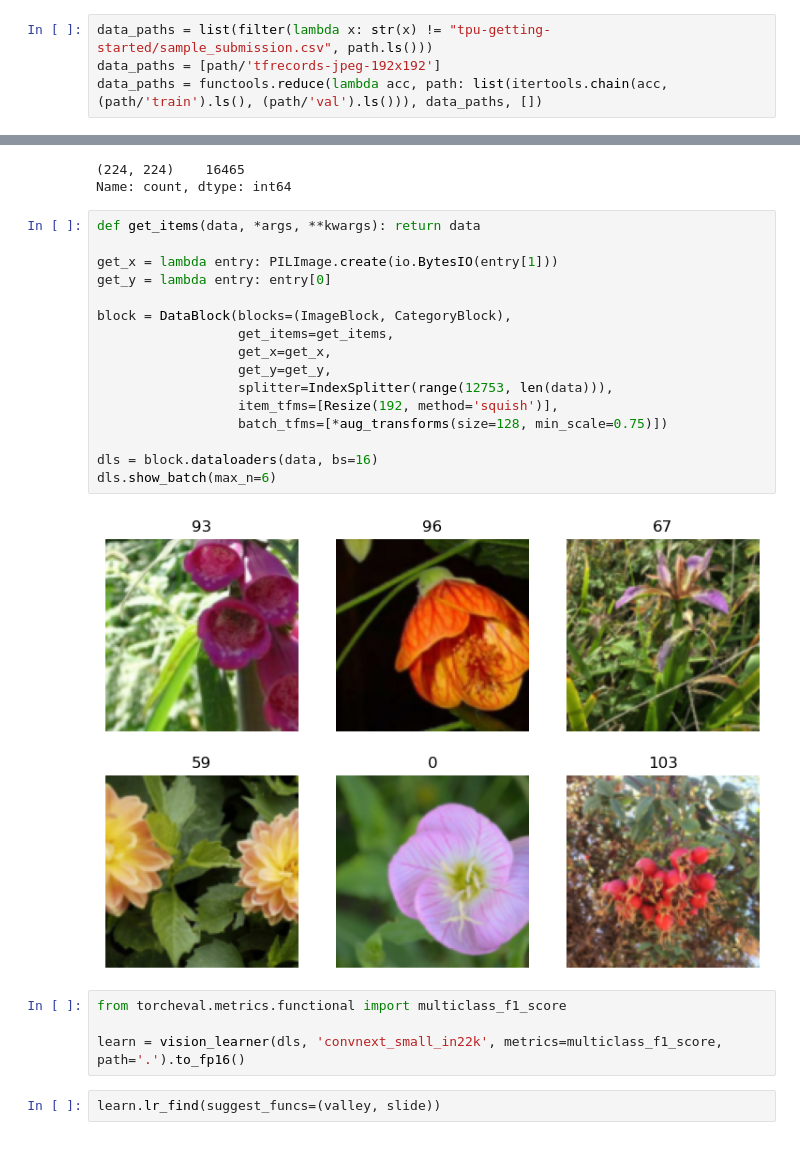
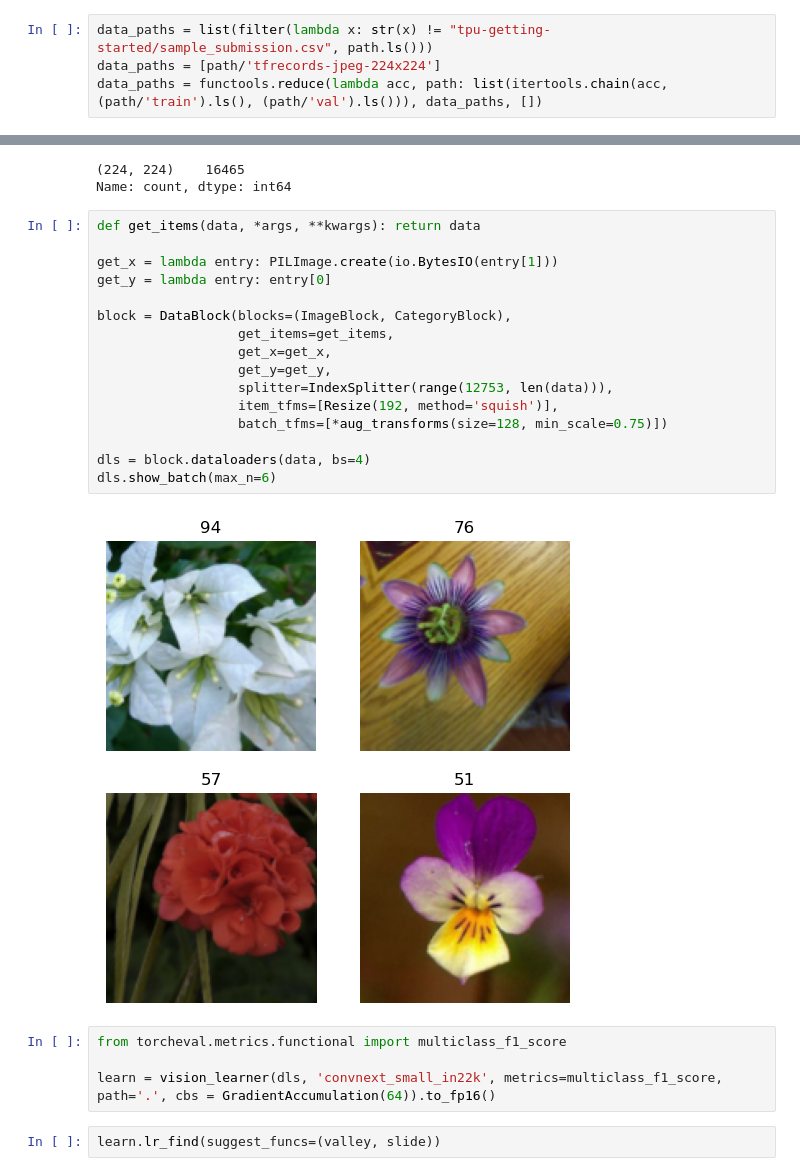
Before and after one commit to AlexChalk/ml_env, a Jupyter notebook: petals_to_the_metal/01.ipynb, the cells around one changed output, grey strips where cells are left out. Saved outputs shown, nothing was run; the diff lists cells and outputs as text.

Commit message:
Use tiny batches and gradient accumulation

```diff
--- a/petals_to_the_metal/01.ipynb
+++ b/petals_to_the_metal/01.ipynb
@@ -44,6 +50,6 @@ path.ls()
 # %%
 data_paths = list(filter(lambda x: str(x) != "tpu-getting-started/sample_submission.csv", path.ls()))
-data_paths = [path/'tfrecords-jpeg-192x192']
+data_paths = [path/'tfrecords-jpeg-224x224']
 data_paths = functools.reduce(lambda acc, path: list(itertools.chain(acc, (path/'train').ls(), (path/'val').ls())), data_paths, [])
 # %%
 import tensorflow as tf
@@ -89,25 +95,25 @@ Name: count, dtype: int64
 # %%
 def get_items(data, *args, **kwargs): return data
 
 get_x = lambda entry: PILImage.create(io.BytesIO(entry[1]))
 get_y = lambda entry: entry[0]
 
 block = DataBlock(blocks=(ImageBlock, CategoryBlock),
                   get_items=get_items,
                   get_x=get_x,
                   get_y=get_y,
                   splitter=IndexSplitter(range(12753, len(data))),
                   item_tfms=[Resize(192, method='squish')],
                   batch_tfms=[*aug_transforms(size=128, min_scale=0.75)])
 
-dls = block.dataloaders(data, bs=16)
+dls = block.dataloaders(data, bs=4)
 dls.show_batch(max_n=6)
 # %% [output]
-[figure, old version]
+[figure, new version]
 # %%
 from torcheval.metrics.functional import multiclass_f1_score
 
-learn = vision_learner(dls, 'convnext_small_in22k', metrics=multiclass_f1_score, path='.').to_fp16()
+learn = vision_learner(dls, 'convnext_small_in22k', metrics=multiclass_f1_score, path='.', cbs = GradientAccumulation(64)).to_fp16()
 # %%
 learn.lr_find(suggest_funcs=(valley, slide))
 # %% [output]
```
Also changed, not shown: parts of 2 cells of this notebook.
